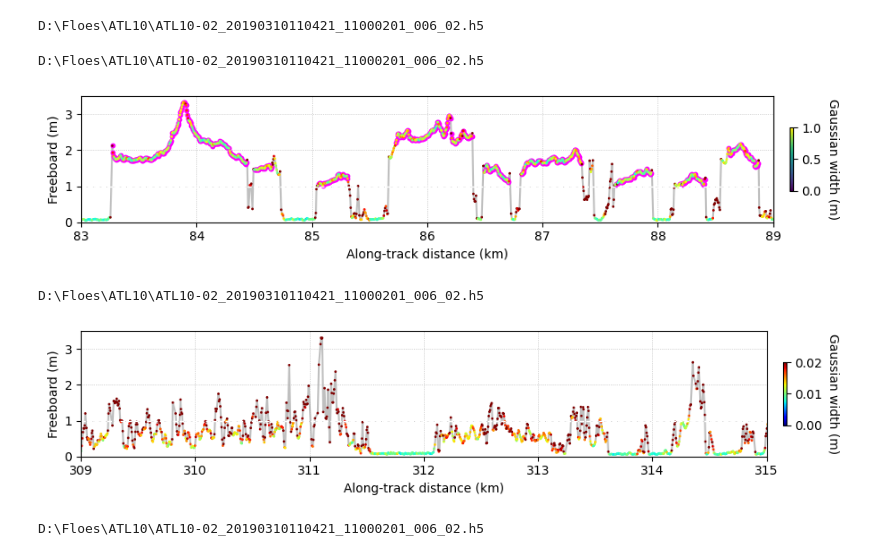
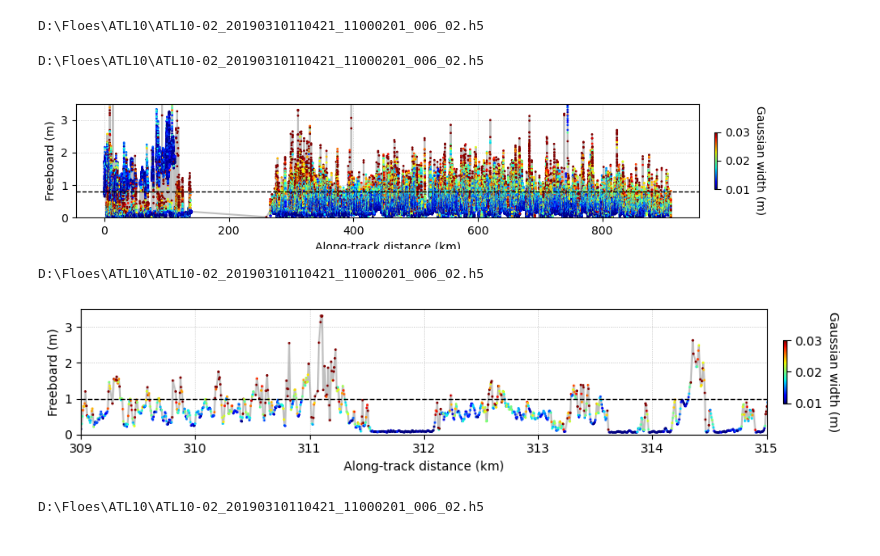
Before and after one commit to YoungHyunKoo/Floes, a Jupyter notebook: Y01_Find_icebergs.ipynb, the cells around one changed output. Saved outputs shown, nothing was run; the diff lists cells and outputs as text; code cells hidden in the pictures.

```diff
--- a/Y01_Find_icebergs.ipynb
+++ b/Y01_Find_icebergs.ipynb
@@ -311,9 +288,12 @@ for filename, beam in files[:]:
         df_ib2, ib_mask3 = combine_icebergs(df, df_ib, ib_mask2)
         df['ib_mask'] = ib_mask3.astype(int)
 
-        # shpname = os.path.basename(filename).replace(".h5", "_"+beam+".shp")
-        # outfile = f"D:\\Floes\\icebergs\\shpfiles_detection_fb{th_fb}\\{shpname}"
-        # convertshp(df, outfile)
+        shpname = os.path.basename(filename).replace(".h5", "_"+beam+".shp")
+        folder = f"D:\\Floes\\icebergs\\shpfiles_detection_fb{th_fb}"
+        if os.path.exists(folder) == False:
+            os.mkdir(folder)
+        outfile = f"{folder}\\{shpname}"
+        convertshp(df, outfile)
 
     print(filename, beam, sum(ib_mask3))
 
@@ -362,7 +358,7 @@ array([140., 141., 142., 150., 151., 152., 160., 161., 162., 170., 171.,
 # %% [markdown]
 ## Draw profiles
 # %%
-n = 20
+n = 28
 filename = "D:\\Floes\\ATL10\\" + files[n][0]
 beam = files[n][1]
 # beam_nums = df_all.loc[df_all['filename'] == files[n], "beam_num"].unique()
@@ -386,8 +378,9 @@ with h5py.File(filename,'r') as f:
     df = df_raw.loc[df_raw['beam']==beam, :].reset_index(drop = True)
     # df['fb_mode'] = smooth_line(df['fb_mode'].values, df['seg_x'].values, 5000) #gaussian_filter1d(df['fb_mode'], 100)
 
-    ib_mask2, df_ib = determine_iceberg(df, , th_sigma, th_std)
-    df_ib2, ib_mask3 = combine_icebergs(df, df_ib, ib_mask2)
+    # th_fb2 = np.where(df['fb_mode']+0.6 > th_fb, df['fb_mode']+0.6, th_fb)
+    ib_mask2, df_ib = determine_iceberg(df, th_fb, th_sigma, th_std)
+    df_ib2, ib_mask3 = combine_icebergs(df, df_ib, ib_mask2, th_fb)
     df['ib_mask'] = ib_mask3.astype(int)
 
     # shpname = os.path.basename(filename).replace(".h5", "_"+beam+".shp")
@@ -969,9 +942,9 @@ with h5py.File(filename,'r') as f:
         df = pd.DataFrame({'lat': lat, 'lon': lon, 'seg_x': seg_x, 'seg_len': seg_len, 'fb': fb,
                            'fb_std': fb_std, 'ph_rate': ph_rate, 'sigma': sigma})
 
-        ib_mask = (fb > 1.0) & (sigma < 0.03) & (fb_std < 0.1)
-        ib_mask2, df_ib = determine_iceberg(df, th_sigma = 0.02, th_std = 0.1)
-        df_ib2, ib_mask3 = combine_icebergs(df, df_ib, ib_mask2)
+        # ib_mask = (fb > 1.0) & (sigma < 0.03) & (fb_std < 0.1)
+        ib_mask2, df_ib = determine_iceberg(df, th_fb = 0.9, th_sigma = 0.02, th_std = 0.1)
+        df_ib2, ib_mask3 = combine_icebergs(df, df_ib, ib_mask2, th_fb)
 
 print(filename)
 # %% [output]
@@ -982,38 +955,38 @@ print(filename)
 fig, ax = plt.subplots(1,1, figsize = (10, 2), dpi = 100, sharex = True)
 fig.tight_layout()
 seg_x_km = (seg_x - seg_x.min()) / 1000
 
 # pm = ax[0].pcolormesh(xx, yy, ratio, zorder = 0, cmap = "Blues")
 ax.plot(seg_x_km, fb, c="gray", zorder=1, alpha = 0.5)
 # sc = ax.scatter(seg_x_km, fb, c=fb_std, s= 1, cmap = "jet", vmax = 0.2, zorder = 2) # std. freeboard nearby
-sc = ax.scatter(seg_x_km, fb, c=sigma, s= 1, cmap = "jet", vmax = 0.02, vmin = 0, zorder = 2) # std. freeboard nearby
+sc = ax.scatter(seg_x_km, fb, c=sigma, s= 1, cmap = "jet", vmax = 0.03, vmin = 0.01, zorder = 2) # std. freeboard nearby
 
 # sc = ax[0].scatter(seg_x[ib_mask], fb[ib_mask], s= 2, c = "yellow", zorder = 6) # std. freeboard nearby
-sc = ax.scatter(seg_x_km[ib_mask3], fb[ib_mask3], s= 10, c = "magenta", zorder = 1, marker = "o") # std. freeboard nearby
+# sc = ax.scatter(seg_x_km[ib_mask3], fb[ib_mask3], s= 10, c = "magenta", zorder = 1, marker = "o") # std. freeboard nearby
 # sc = ax[0].scatter(seg_x, fb, c=sigma, s= 1, cmap = "jet", vmax = 0.02) # sigma
 
 # ax.errorbar(df_ib2['seg_x'], df_ib2['fb_mean'], xerr = df_ib2['width']/2, fmt ='o', color = "k")
 cb = fig.colorbar(sc, pad = 0.02, shrink = 0.5)
 cb.set_label(f"Gaussian width (m)", rotation = 270, va = "bottom")
 # ax.legend()
 # ax.axhline(1, ls = "--", lw = 1, c="w", zorder=2)
-ax.axhline(1, ls = "--", lw = 1, c="w", zorder=2)
+ax.axhline(0.8, ls = "--", lw = 1, c="k", zorder=2)
 
 # ax.set_title(os.path.basename(filename))
 ax.grid(ls = ":", lw = 0.5)
 
 ax.set_ylabel("Freeboard (m)");
 ax.set_xlabel("Along-track distance (km)");
 
 # ax[0].set_xlim(seg_x[int(df_ib2.loc[0, 'id_st'])]-1000, seg_x[int(df_ib2['id_st'].values[-1])]+1000);
 ax.set_ylim(0, 3.5);
-ax.set_xlim(83, 89);
+# ax.set_xlim(83, 89);
 
 plt.show()
 # plt.close()
 # %% [output]
 D:\Floes\ATL10\ATL10-02_20190310110421_11000201_006_02.h5
-[figure, old version]
+[figure, new version]
 # %%
 # %matplotlib widget
 print(filename)
@@ -1024,7 +997,7 @@ seg_x_km = (seg_x - seg_x.min()) / 1000
 # pm = ax[0].pcolormesh(xx, yy, ratio, zorder = 0, cmap = "Blues")
 ax.plot(seg_x_km, fb, c="gray", zorder=1, alpha = 0.5)
 # sc = ax.scatter(seg_x_km, fb, c=fb_std, s= 1, cmap = "jet", vmax = 0.2, zorder = 2) # std. freeboard nearby
-sc = ax.scatter(seg_x_km, fb, c=sigma, s= 1, cmap = "jet", vmax = 0.02, vmin = 0, zorder = 2) # std. freeboard nearby
+sc = ax.scatter(seg_x_km, fb, c=sigma, s= 1, cmap = "jet", vmax = 0.03, vmin = 0.01, zorder = 2) # std. freeboard nearby
 
 # sc = ax[0].scatter(seg_x[ib_mask], fb[ib_mask], s= 2, c = "yellow", zorder = 6) # std. freeboard nearby
 # sc = ax.scatter(seg_x_km[ib_mask3], fb[ib_mask3], s= 10, c = "magenta", zorder = 1, marker = "o") # std. freeboard nearby
@@ -1035,7 +1008,7 @@ cb = fig.colorbar(sc, pad = 0.02, shrink = 0.5)
 cb.set_label(f"Gaussian width (m)", rotation = 270, va = "bottom")
 # ax.legend()
 # ax.axhline(1, ls = "--", lw = 1, c="w", zorder=2)
-ax.axhline(1, ls = "--", lw = 1, c="w", zorder=2)
+ax.axhline(1, ls = "--", lw = 1, c="k", zorder=2)
 
 # ax.set_title(os.path.basename(filename))
 ax.grid(ls = ":", lw = 0.5)
@@ -1050,7 +1023,7 @@ ax.set_xlim(309, 315);
 plt.show()
 # %% [output]
 D:\Floes\ATL10\ATL10-02_20190310110421_11000201_006_02.h5
-[figure, old version]
+[figure, new version]
 # %%
 # %matplotlib widget
 print(filename)
```
Also changed, not shown: parts of 13 cells of this notebook, 2 other files.
